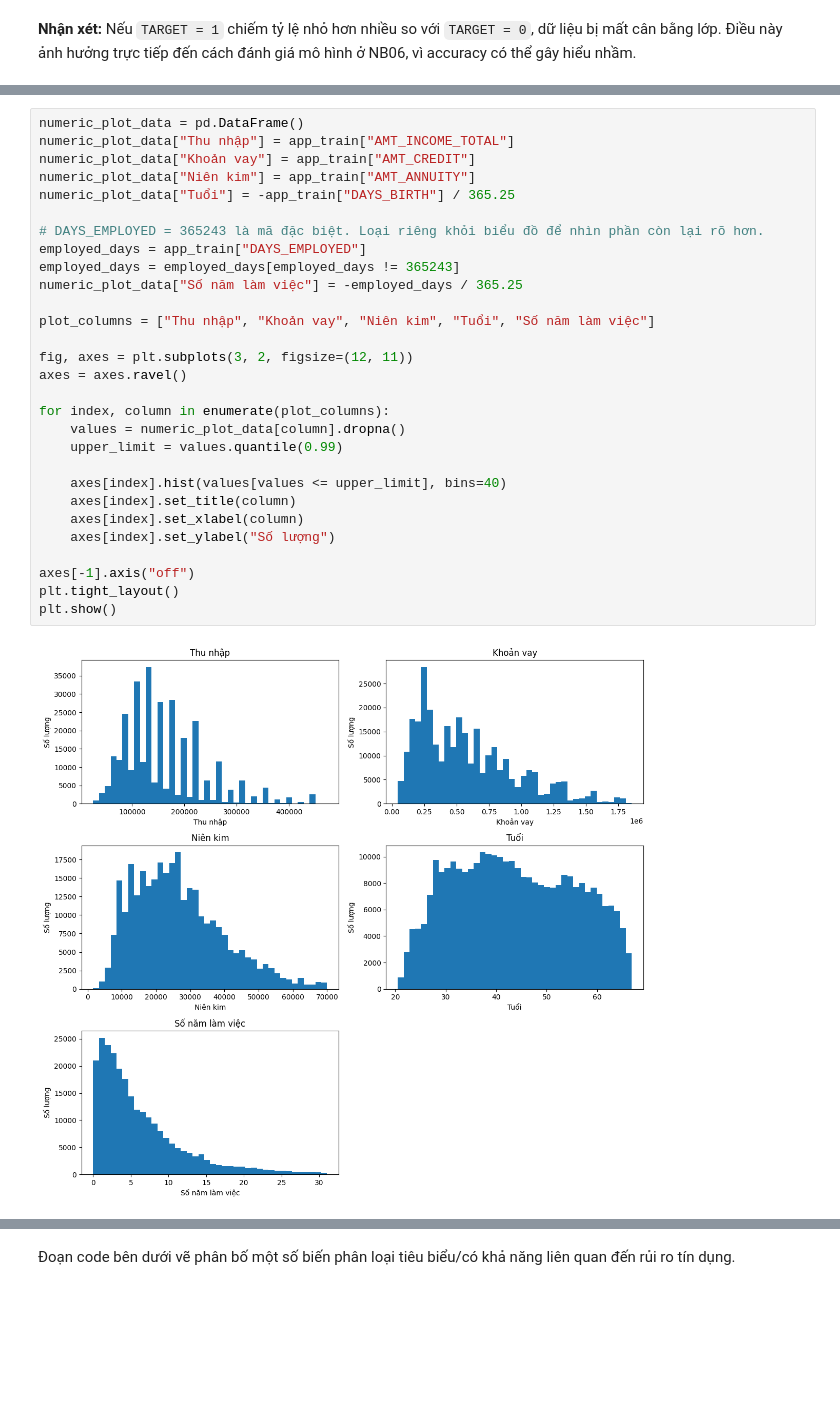
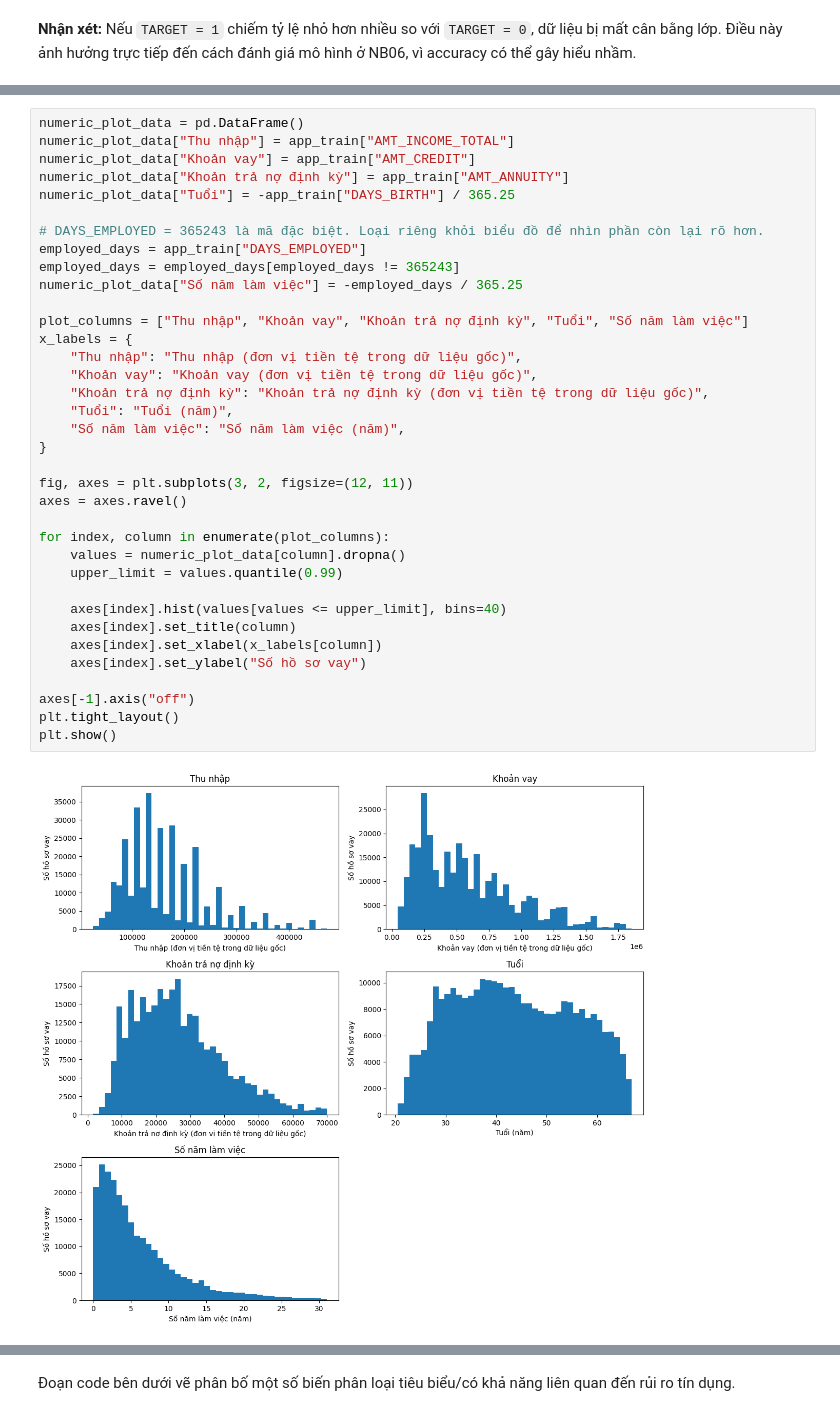
Before and after one commit to thanhhung9720001-collab/credit-risk-classifier, a Jupyter notebook: notebooks/01_data_understanding.ipynb, the cells around one changed output, grey strips where cells are left out. Saved outputs shown, nothing was run; the diff lists cells and outputs as text; blank space fills up the shorter version.

```diff
--- a/notebooks/01_data_understanding.ipynb
+++ b/notebooks/01_data_understanding.ipynb
@@ -458,32 +454,39 @@ plt.show()
 # %%
 numeric_plot_data = pd.DataFrame()
 numeric_plot_data["Thu nhập"] = app_train["AMT_INCOME_TOTAL"]
 numeric_plot_data["Khoản vay"] = app_train["AMT_CREDIT"]
-numeric_plot_data["Niên kim"] = app_train["AMT_ANNUITY"]
+numeric_plot_data["Khoản trả nợ định kỳ"] = app_train["AMT_ANNUITY"]
 numeric_plot_data["Tuổi"] = -app_train["DAYS_BIRTH"] / 365.25
 
 # DAYS_EMPLOYED = 365243 là mã đặc biệt. Loại riêng khỏi biểu đồ để nhìn phần còn lại rõ hơn.
 employed_days = app_train["DAYS_EMPLOYED"]
 employed_days = employed_days[employed_days != 365243]
 numeric_plot_data["Số năm làm việc"] = -employed_days / 365.25
 
-plot_columns = ["Thu nhập", "Khoản vay", "Niên kim", "Tuổi", "Số năm làm việc"]
+plot_columns = ["Thu nhập", "Khoản vay", "Khoản trả nợ định kỳ", "Tuổi", "Số năm làm việc"]
+x_labels = {
+    "Thu nhập": "Thu nhập (đơn vị tiền tệ trong dữ liệu gốc)",
+    "Khoản vay": "Khoản vay (đơn vị tiền tệ trong dữ liệu gốc)",
+    "Khoản trả nợ định kỳ": "Khoản trả nợ định kỳ (đơn vị tiền tệ trong dữ liệu gốc)",
+    "Tuổi": "Tuổi (năm)",
+    "Số năm làm việc": "Số năm làm việc (năm)",
+}
 
 fig, axes = plt.subplots(3, 2, figsize=(12, 11))
 axes = axes.ravel()
 
 for index, column in enumerate(plot_columns):
     values = numeric_plot_data[column].dropna()
     upper_limit = values.quantile(0.99)
 
     axes[index].hist(values[values <= upper_limit], bins=40)
     axes[index].set_title(column)
-    axes[index].set_xlabel(column)
-    axes[index].set_ylabel("Số lượng")
+    axes[index].set_xlabel(x_labels[column])
+    axes[index].set_ylabel("Số hồ sơ vay")
 
 axes[-1].axis("off")
 plt.tight_layout()
 plt.show()
 # %% [output]
-[figure, old version]
+[figure, new version]
 # %% [markdown]
```
Also changed, not shown: parts of 28 cells of this notebook, 1 other file.
